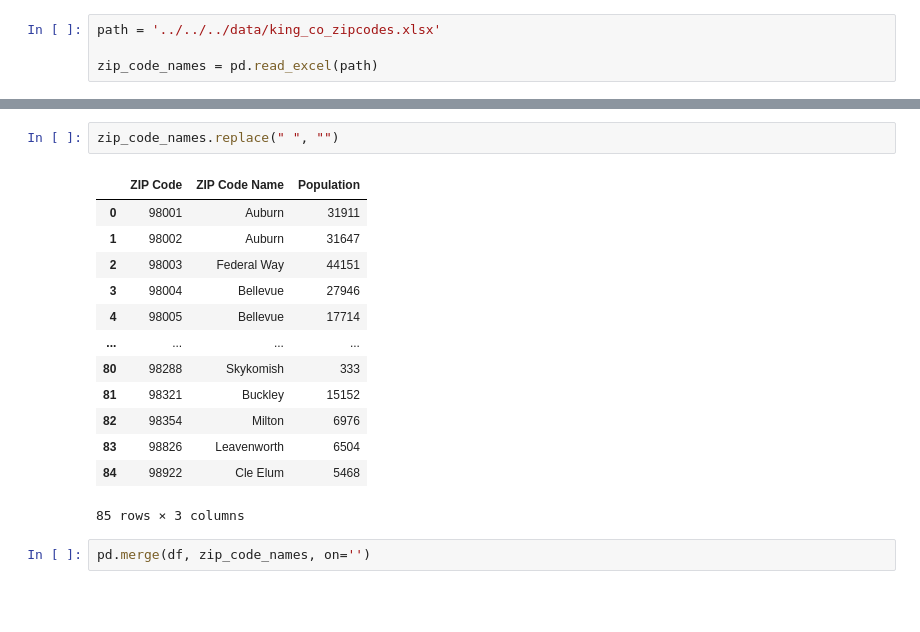
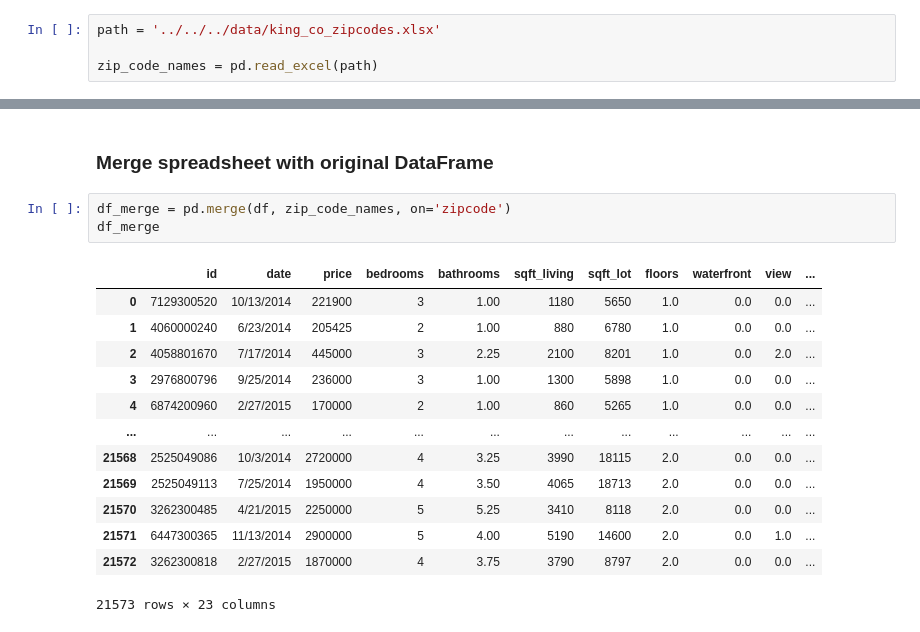
Before and after one commit to asval211/king_county_housing_data, a Jupyter notebook: notebooks/exploratory/Alex/lower_end.ipynb, the cells around one changed output, grey strips where cells are left out. Cells and saved outputs as stored; diff of their text form; blank space fills up the shorter version.

```diff
--- a/notebooks/exploratory/Alex/lower_end.ipynb
+++ b/notebooks/exploratory/Alex/lower_end.ipynb
@@ -773,21 +775,22 @@ zip_code_names
 | 83 | 98826 | Leavenworth | 6504 |
 | 84 | 98922 | Cle Elum | 5468 |
 85 rows × 3 columns
-# %%
-zip_code_names.replace(" ", "")
-# %% [output]
-|  | ZIP Code | ZIP Code Name | Population |
-| 0 | 98001 | Auburn | 31911 |
-| 1 | 98002 | Auburn | 31647 |
-| 2 | 98003 | Federal Way | 44151 |
-| 3 | 98004 | Bellevue | 27946 |
-| 4 | 98005 | Bellevue | 17714 |
-| ... | ... | ... | ... |
-| 80 | 98288 | Skykomish | 333 |
-| 81 | 98321 | Buckley | 15152 |
-| 82 | 98354 | Milton | 6976 |
-| 83 | 98826 | Leavenworth | 6504 |
-| 84 | 98922 | Cle Elum | 5468 |
-85 rows × 3 columns
+# %% [markdown]
+### Merge spreadsheet with original DataFrame
 # %%
-pd.merge(df, zip_code_names, on='')
+df_merge = pd.merge(df, zip_code_names, on='zipcode')
+df_merge
+# %% [output]
+|  | id | date | price | bedrooms | bathrooms | sqft_living | sqft_lot | floors | waterfront | view | ... |
+| 0 | 7129300520 | 10/13/2014 | 221900 | 3 | 1.00 | 1180 | 5650 | 1.0 | 0.0 | 0.0 | ... |
+| 1 | 4060000240 | 6/23/2014 | 205425 | 2 | 1.00 | 880 | 6780 | 1.0 | 0.0 | 0.0 | ... |
+| 2 | 4058801670 | 7/17/2014 | 445000 | 3 | 2.25 | 2100 | 8201 | 1.0 | 0.0 | 2.0 | ... |
+| 3 | 2976800796 | 9/25/2014 | 236000 | 3 | 1.00 | 1300 | 5898 | 1.0 | 0.0 | 0.0 | ... |
+| 4 | 6874200960 | 2/27/2015 | 170000 | 2 | 1.00 | 860 | 5265 | 1.0 | 0.0 | 0.0 | ... |
+| ... | ... | ... | ... | ... | ... | ... | ... | ... | ... | ... | ... |
+| 21568 | 2525049086 | 10/3/2014 | 2720000 | 4 | 3.25 | 3990 | 18115 | 2.0 | 0.0 | 0.0 | ... |
+| 21569 | 2525049113 | 7/25/2014 | 1950000 | 4 | 3.50 | 4065 | 18713 | 2.0 | 0.0 | 0.0 | ... |
+| 21570 | 3262300485 | 4/21/2015 | 2250000 | 5 | 5.25 | 3410 | 8118 | 2.0 | 0.0 | 0.0 | ... |
+| 21571 | 6447300365 | 11/13/2014 | 2900000 | 5 | 4.00 | 5190 | 14600 | 2.0 | 0.0 | 1.0 | ... |
+| 21572 | 3262300818 | 2/27/2015 | 1870000 | 4 | 3.75 | 3790 | 8797 | 2.0 | 0.0 | 0.0 | ... |
+21573 rows × 23 columns
```
Also changed, not shown: parts of 12 cells of this notebook.
